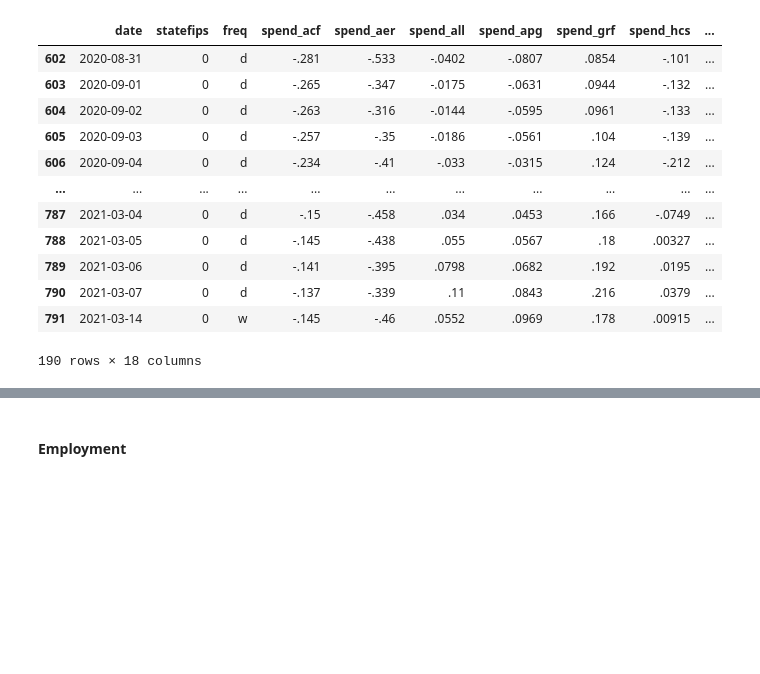
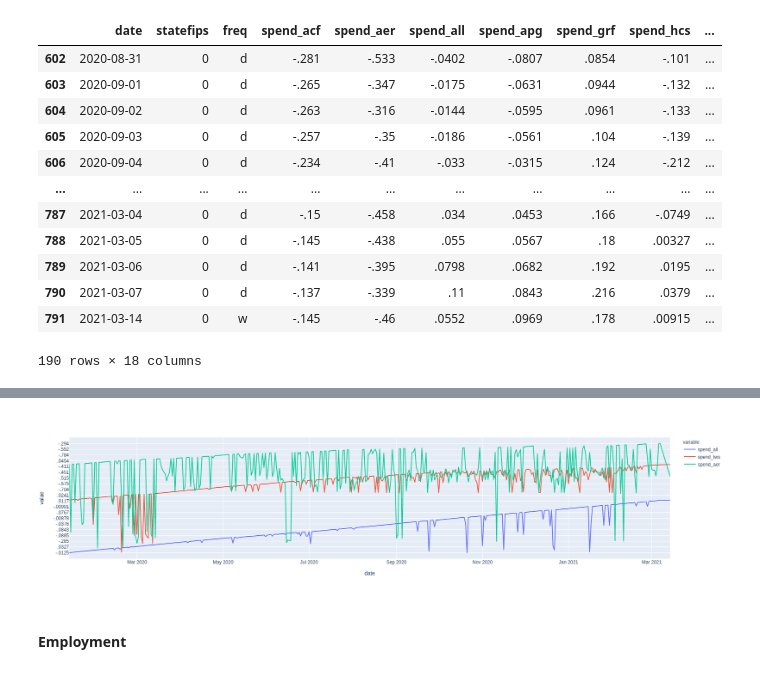
Before and after one commit to Rhuck1/Covidnomics, a Jupyter notebook: econ_track_eda.ipynb, the cells around one changed output, grey strips where cells are left out. Cells and saved outputs as stored; diff of their text form; code cells hidden in the pictures; blank space fills up the shorter version.

```diff
--- a/econ_track_eda.ipynb
+++ b/econ_track_eda.ipynb
@@ -71,3 +86,9 @@ ax.plot(consum_spend)
+# %%
+px.line(consum_spend_az, x='date', y='spend_all', labels={'x': 'Date', 'y': 'total spend'})
+
+px.line(consum_spend_az, x='date', y=['spend_all', 'spend_tws', 'spend_aer'])
+# %% [output]
+[figure, added]
 # %% [markdown]
 #### Employment
 # %%
```
Also changed, not shown: parts of 5 cells of this notebook.
